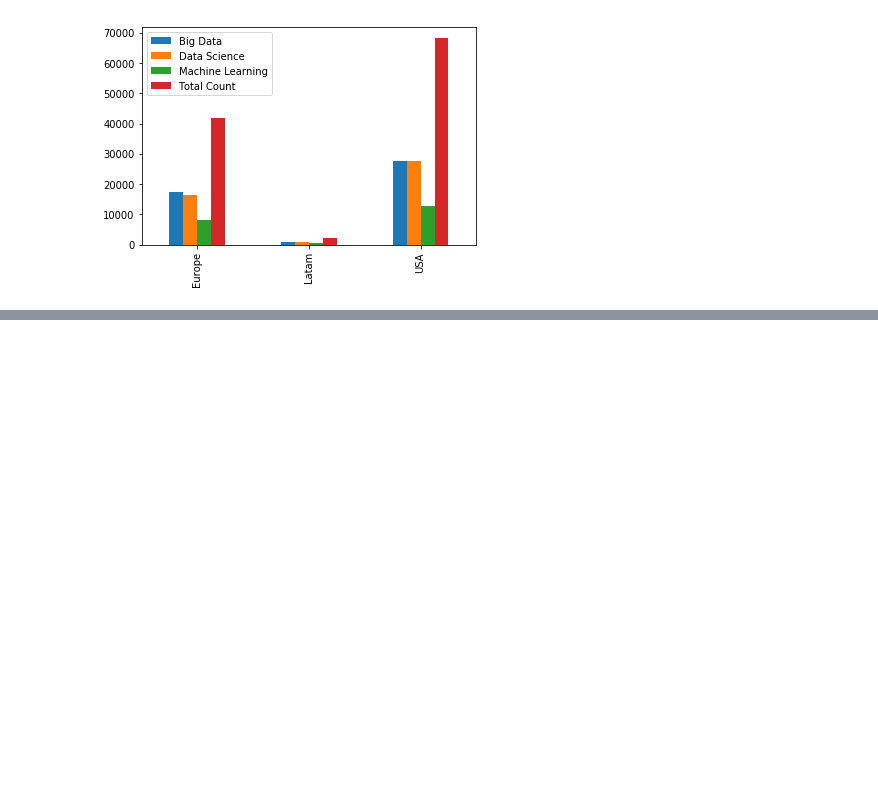
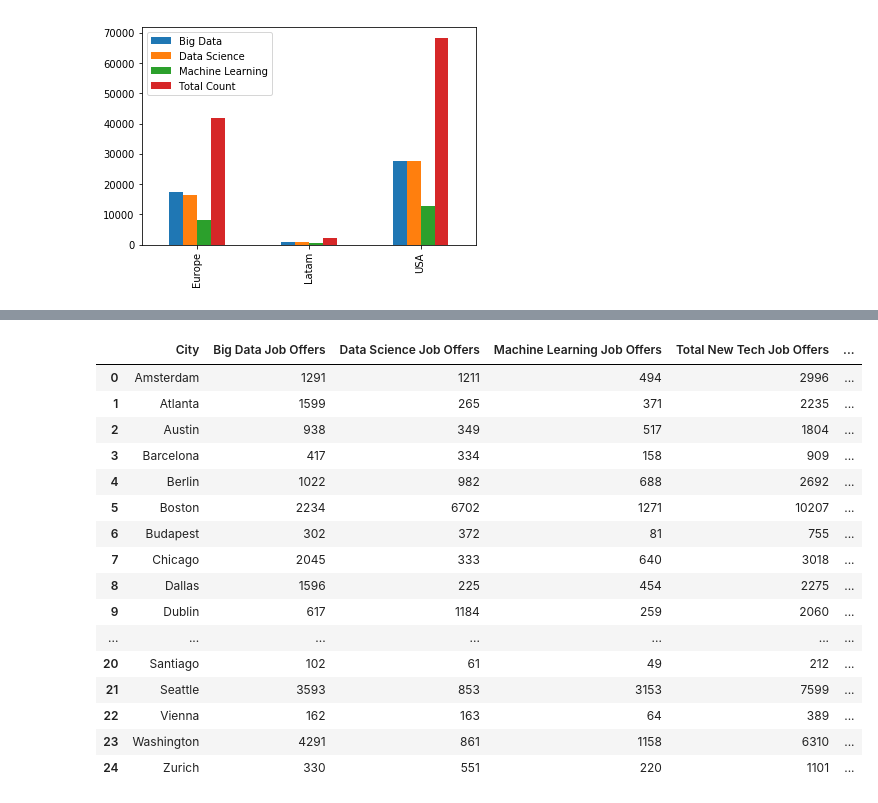
Before and after one commit to alexisriva/ProyectoAED, a Jupyter notebook: project.ipynb, the cells around one changed output, grey strips where cells are left out. Cells and saved outputs as stored; diff of their text form; code cells hidden in the pictures; blank space fills up the shorter version.

```diff
--- a/project.ipynb
+++ b/project.ipynb
@@ -177,0 +202,20 @@ compdf.plot.bar()
+# %%
+merge
+# %% [output]
+|  | City | Big Data Job Offers | Data Science Job Offers | Machine Learning Job Offers | Total New Tech Job Offers | ... |
+| 0 | Amsterdam | 1291 | 1211 | 494 | 2996 | ... |
+| 1 | Atlanta | 1599 | 265 | 371 | 2235 | ... |
+| 2 | Austin | 938 | 349 | 517 | 1804 | ... |
+| 3 | Barcelona | 417 | 334 | 158 | 909 | ... |
+| 4 | Berlin | 1022 | 982 | 688 | 2692 | ... |
+| 5 | Boston | 2234 | 6702 | 1271 | 10207 | ... |
+| 6 | Budapest | 302 | 372 | 81 | 755 | ... |
+| 7 | Chicago | 2045 | 333 | 640 | 3018 | ... |
+| 8 | Dallas | 1596 | 225 | 454 | 2275 | ... |
+| 9 | Dublin | 617 | 1184 | 259 | 2060 | ... |
+| ... | ... | ... | ... | ... | ... | ... |
+| 20 | Santiago | 102 | 61 | 49 | 212 | ... |
+| 21 | Seattle | 3593 | 853 | 3153 | 7599 | ... |
+| 22 | Vienna | 162 | 163 | 64 | 389 | ... |
+| 23 | Washington | 4291 | 861 | 1158 | 6310 | ... |
+| 24 | Zurich | 330 | 551 | 220 | 1101 | ... |
```
Also changed, not shown: parts of 10 cells of this notebook, 2 other files.
